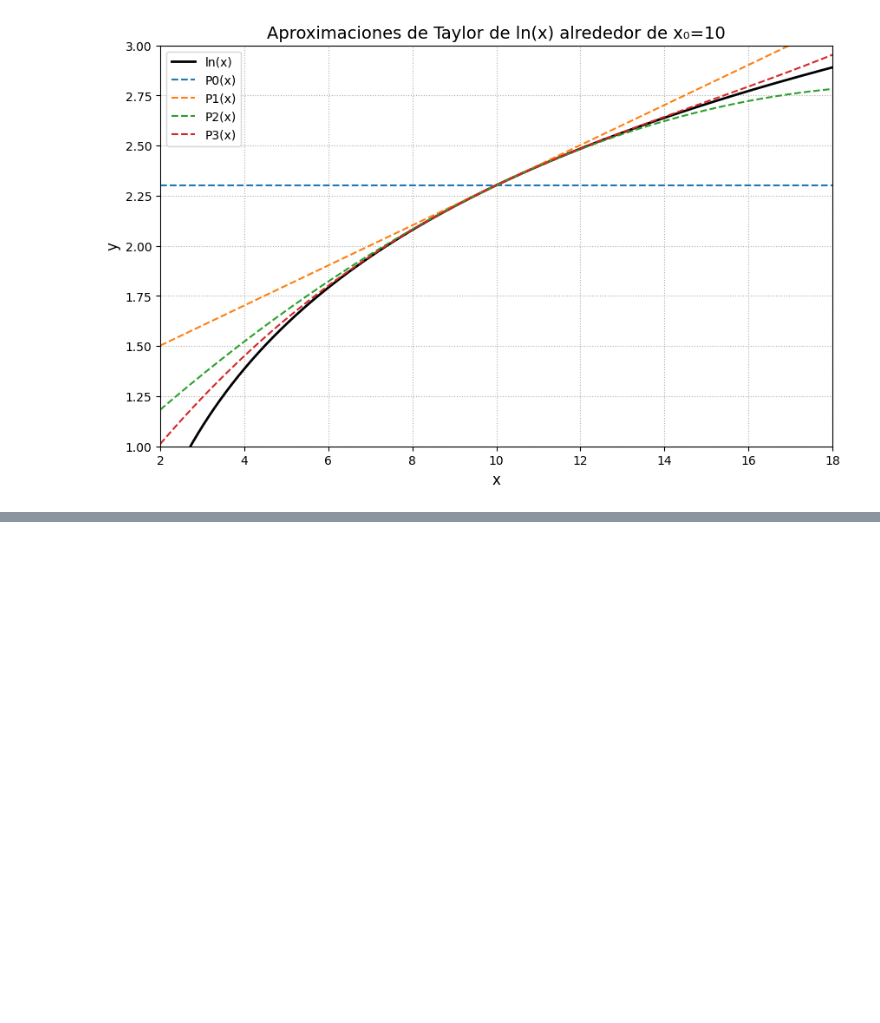
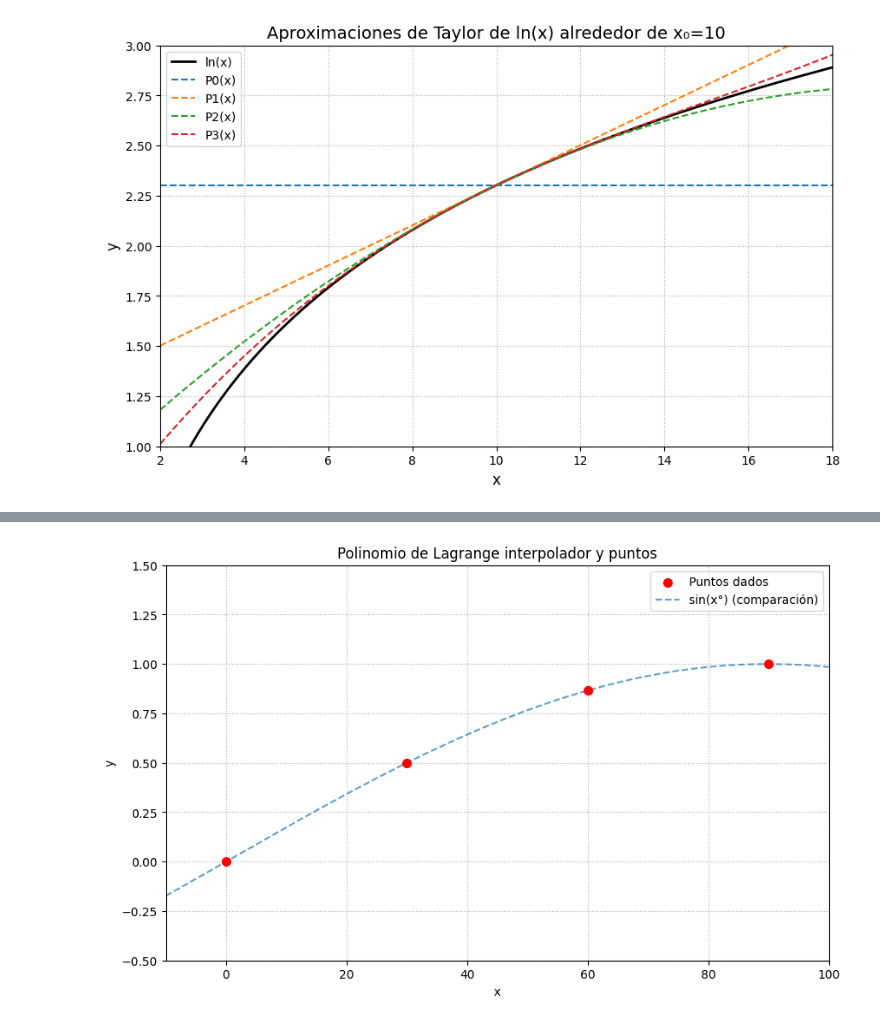
Before and after one commit to Lenin27Amangandi/Workspace-Metodos-Numericos-2k25A-, a Jupyter notebook: Talleres/TallerN3/TallerN3.ipynb, the cells around one changed output, grey strips where cells are left out. Cells and saved outputs as stored; diff of their text form; code cells hidden in the pictures; blank space fills up the shorter version.

```diff
--- a/Talleres/TallerN3/TallerN3.ipynb
+++ b/Talleres/TallerN3/TallerN3.ipynb
@@ -220,0 +271,47 @@ plt.show()
+# %%
+import numpy as np
+import matplotlib.pyplot as plt
+
+x_pts = np.array([0.0, 30.0, 60.0, 90.0])
+y_pts = np.array([0.0, 0.5, np.sqrt(3)/2, 1.0])
+
+def lagrange_poly(x_nodes, y_nodes):
+    n = len(x_nodes)
+    P = np.poly1d([0.0])
+    for i in range(n):
+        numer = np.poly1d([1.0])
+        denom = 1.0
+        for j in range(n):
+            if j == i:
+                continue
+            numer = np.polymul(numer, np.poly1d([1.0, -x_nodes[j]]))
+            denom *= (x_nodes[i] - x_nodes[j])
+        Li = numer * (1.0 / denom)
+        P = np.polyadd(P, Li * y_nodes[i])
+    return np.poly1d(P)
+
+x_min = -10
+x_max = 100
+y_min = -0.5
+y_max = 1.5
+num_puntos = 800
+
+x_plot = np.linspace(x_min, x_max, num_puntos)
+
+y_sin_deg = np.sin(np.deg2rad(x_plot))
+
+plt.figure(figsize=(10, 6))
+plt.scatter(x_pts, y_pts, color='red', zorder=5, label='Puntos dados', s=50)
+
+plt.plot(x_plot, y_sin_deg, '--', label='sin(x°) (comparación)', alpha=0.7)
+
+plt.title("Polinomio de Lagrange interpolador y puntos")
+plt.xlabel("x")
+plt.ylabel("y")
+plt.grid(True, linestyle=':')
+plt.legend()
+plt.xlim(x_min, x_max)
+plt.ylim(y_min, y_max)
+plt.show()
+# %% [output]
+[figure, added]
```
Also changed, not shown: parts of 6 cells of this notebook.
